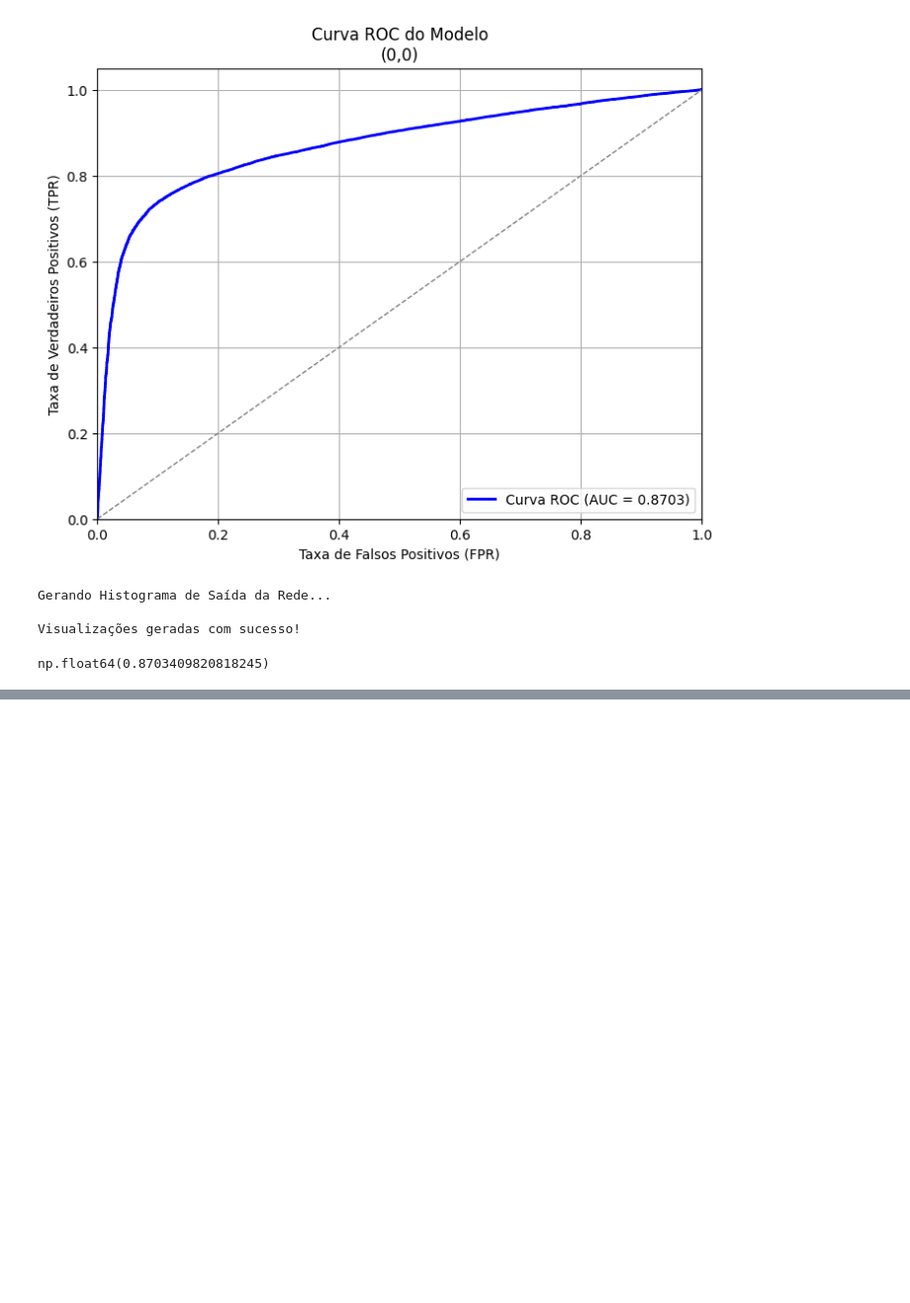
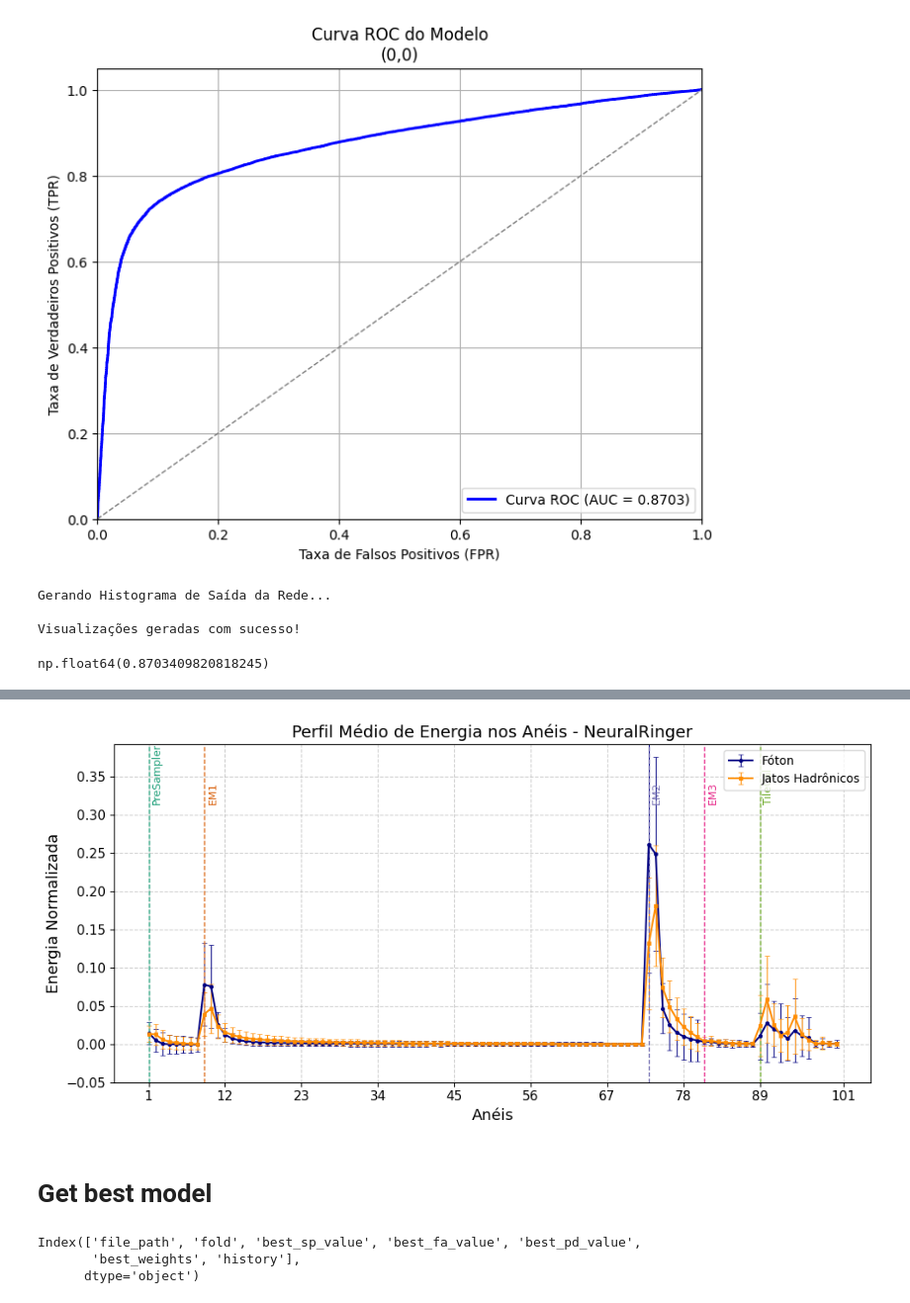
Before and after one commit to Pedrofran682/egamma_master, a Jupyter notebook: src/notebooks/analysis.ipynb, the cells around one changed output, grey strips where cells are left out. Shown at 99% size. Saved outputs shown, nothing was run; the diff lists cells and outputs as text; code cells hidden in the pictures; blank space fills up the shorter version.

```diff
--- a/notebooks/analysis.ipynb
+++ b/src/notebooks/analysis.ipynb
@@ -6,5 +8,5 @@ import matplotlib.pyplot as plt
 # %%
-data_path = os.path.join("../results/modelV1.dim1.0.folds10_id20251116143504/iet0.ieta0.pkl")
+data_path = os.path.join("../../results/modelV1.dim1.0.folds10_id20251116013356/iet0.ieta0.pkl")
 data = pd.read_pickle(data_path)
 data.columns
 # %% [output]
@@ -194,0 +262,10 @@ np.float64(0.8703409820818245)
+# %%
+from pathlib import Path
+def create_folder(new_folder_name: str , base_path: str = "results") -> str:
+    folder_path = Path(base_path) / new_folder_name
+    try:
+        folder_path.mkdir(parents=True, exist_ok=True)
+        log.info(f"Folder '{folder_path}' created or already exists (using pathlib).")
+    except OSError as error:
+        log.error(f"Error creating directory '{folder_path}': {error}")
+    return str(folder_path)
@@ -194,0 +346,23 @@ np.float64(0.8703409820818245)
+# %%
+drive_path = "../../data"
+data_folder = [os.path.join(drive_path, file) for file in os.listdir(drive_path)
+                if (file.endswith(".npz") and
+                    file.startswith("mc23_13TeV"))
+                    ]
+egammaDataset = EgammaNpzDataset(data_folder,
+                                        percentage=1.0)
+data, target, _ = egammaDataset[0]
+plot_profile_mean_energy_rings(data, target, egammaDataset.indexes,
+                               folder_path="../../results")
+# %% [output]
+[figure, added]
+# %% [markdown]
+# Get best model
+# %%
+data_path = os.path.join("../../results/modelV1.dim1.0.folds10_id20251116013356/iet0.ieta0.pkl")
+data = pd.read_pickle(data_path)
+data.columns
+# %% [output]
+Index(['file_path', 'fold', 'best_sp_value', 'best_fa_value', 'best_pd_value',
+       'best_weights', 'history'],
+      dtype='object')
```
Also changed, not shown: parts of 9 cells of this notebook.
